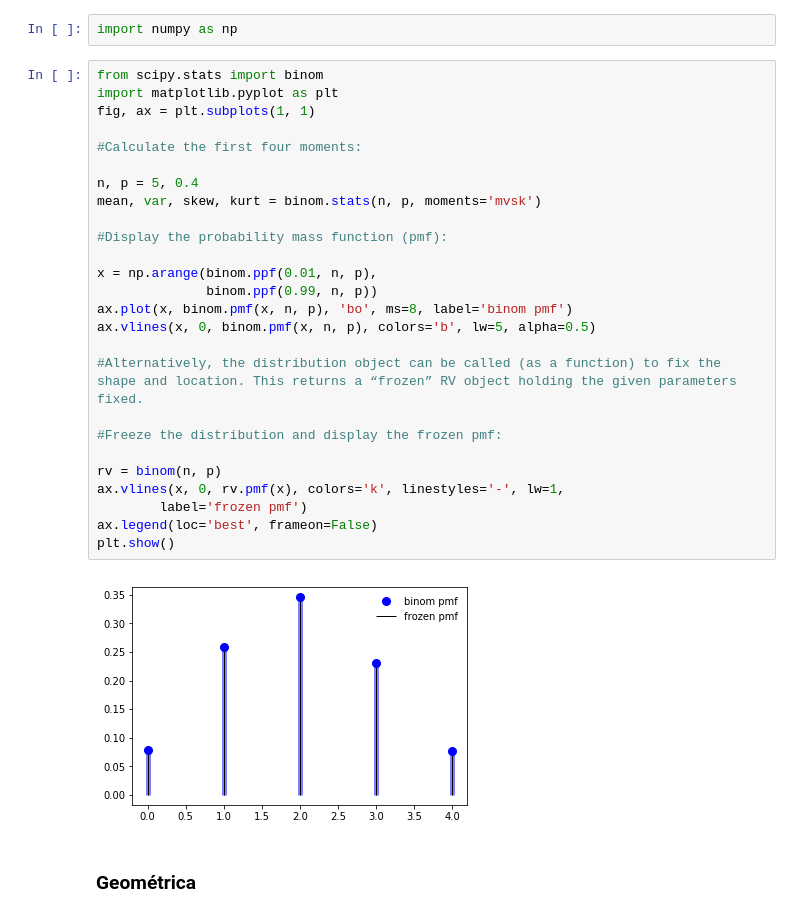
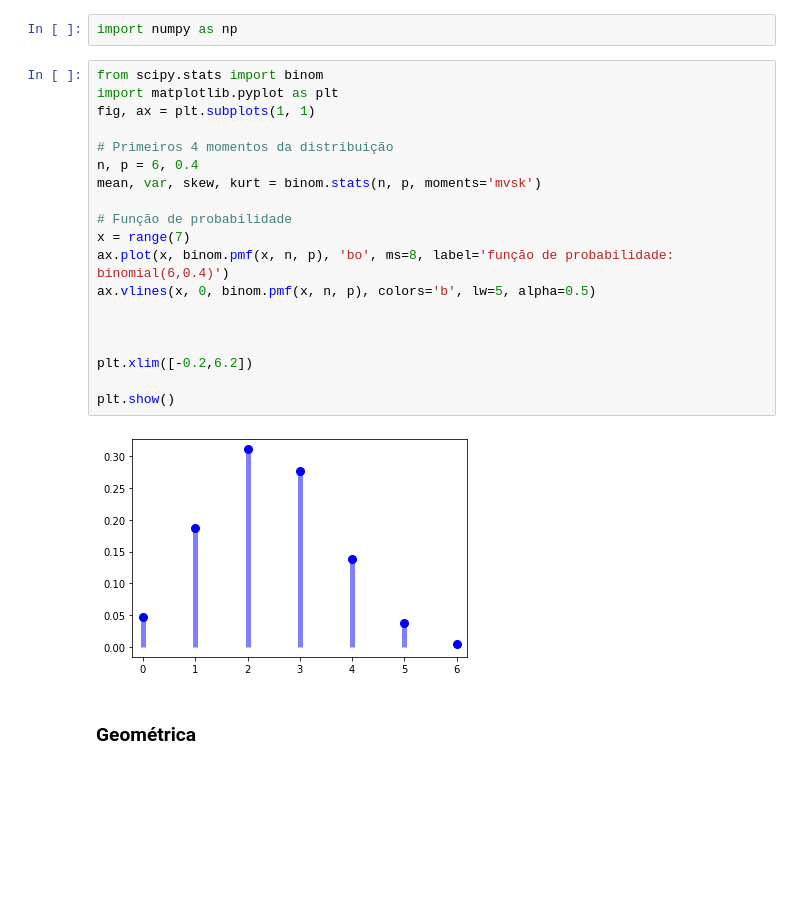
Before and after one commit to cibelerusso/IntroducaoaInferenciaEstatistica, a Jupyter notebook: Notebooks/Principais Modelos Probabilísticos Discretos e Contínuos.ipynb, the cells around one changed output. Saved outputs shown, nothing was run; the diff lists cells and outputs as text; blank space fills up the shorter version.

```diff
--- a/Notebooks/Principais Modelos Probabilísticos Discretos e Contínuos.ipynb
+++ b/Notebooks/Principais Modelos Probabilísticos Discretos e Contínuos.ipynb
@@ -51,31 +48,24 @@ import numpy as np
 # %%
 from scipy.stats import binom
 import matplotlib.pyplot as plt
 fig, ax = plt.subplots(1, 1)
 
-#Calculate the first four moments:
-
-n, p = 5, 0.4
+# Primeiros 4 momentos da distribuição
+n, p = 6, 0.4
 mean, var, skew, kurt = binom.stats(n, p, moments='mvsk')
 
-#Display the probability mass function (pmf):
-
-x = np.arange(binom.ppf(0.01, n, p),
-              binom.ppf(0.99, n, p))
-ax.plot(x, binom.pmf(x, n, p), 'bo', ms=8, label='binom pmf')
+# Função de probabilidade
+x = range(7)
+ax.plot(x, binom.pmf(x, n, p), 'bo', ms=8, label='função de probabilidade: binomial(6,0.4)')
 ax.vlines(x, 0, binom.pmf(x, n, p), colors='b', lw=5, alpha=0.5)
 
-#Alternatively, the distribution object can be called (as a function) to fix the shape and location. This returns a “frozen” RV object holding the given parameters fixed.
 
-#Freeze the distribution and display the frozen pmf:
 
-rv = binom(n, p)
-ax.vlines(x, 0, rv.pmf(x), colors='k', linestyles='-', lw=1,
-        label='frozen pmf')
-ax.legend(loc='best', frameon=False)
+plt.xlim([-0.2,6.2])
+
 plt.show()
 # %% [output]
-[figure, old version]
+[figure, new version]
 # %% [markdown]
 ### Geométrica
 # %%
```
Also changed, not shown: parts of 10 cells of this notebook.
